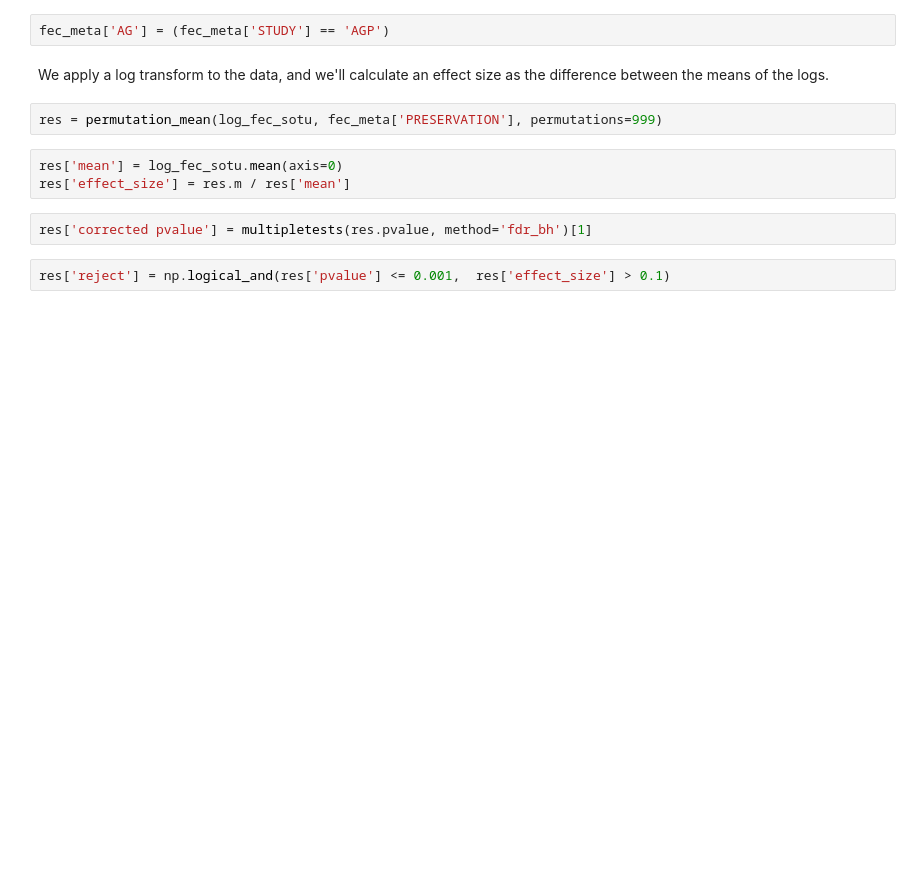
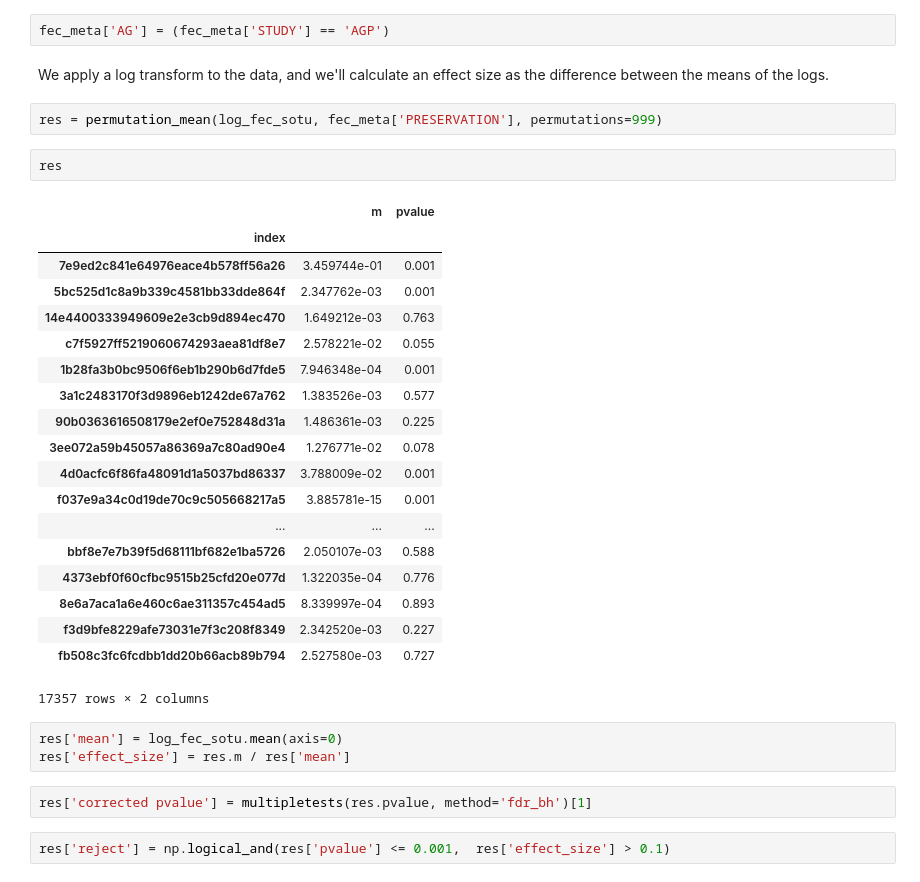
Before and after one commit to knightlab-analyses/bloom-analyses, a Jupyter notebook: ipynb/identify-bloomers-jamie.ipynb, the cells around one changed output. Saved outputs shown, nothing was run; the diff lists cells and outputs as text; blank space fills up the shorter version.

```diff
--- a/ipynb/identify-bloomers-jamie.ipynb
+++ b/ipynb/identify-bloomers-jamie.ipynb
@@ -433,6 +449,28 @@ fec_meta['AG'] = (fec_meta['STUDY'] == 'AGP')
 We apply a log transform to the data, and we'll calculate an effect size as the difference between the means of the logs.
 # %%
 res = permutation_mean(log_fec_sotu, fec_meta['PRESERVATION'], permutations=999)
+# %%
+res
+# %% [output]
+|  | m | pvalue |
+| index |  |  |
+| 7e9ed2c841e64976eace4b578ff56a26 | 3.459744e-01 | 0.001 |
+| 5bc525d1c8a9b339c4581bb33dde864f | 2.347762e-03 | 0.001 |
+| 14e4400333949609e2e3cb9d894ec470 | 1.649212e-03 | 0.763 |
+| c7f5927ff5219060674293aea81df8e7 | 2.578221e-02 | 0.055 |
+| 1b28fa3b0bc9506f6eb1b290b6d7fde5 | 7.946348e-04 | 0.001 |
+| 3a1c2483170f3d9896eb1242de67a762 | 1.383526e-03 | 0.577 |
+| 90b0363616508179e2ef0e752848d31a | 1.486361e-03 | 0.225 |
+| 3ee072a59b45057a86369a7c80ad90e4 | 1.276771e-02 | 0.078 |
+| 4d0acfc6f86fa48091d1a5037bd86337 | 3.788009e-02 | 0.001 |
+| f037e9a34c0d19de70c9c505668217a5 | 3.885781e-15 | 0.001 |
+| ... | ... | ... |
+| bbf8e7e7b39f5d68111bf682e1ba5726 | 2.050107e-03 | 0.588 |
+| 4373ebf0f60cfbc9515b25cfd20e077d | 1.322035e-04 | 0.776 |
+| 8e6a7aca1a6e460c6ae311357c454ad5 | 8.339997e-04 | 0.893 |
+| f3d9bfe8229afe73031e7f3c208f8349 | 2.342520e-03 | 0.227 |
+| fb508c3fc6fcdbb1dd20b66acb89b794 | 2.527580e-03 | 0.727 |
+17357 rows × 2 columns
 # %%
 res['mean'] = log_fec_sotu.mean(axis=0)
 res['effect_size'] = res.m / res['mean']
```
Also changed, not shown: parts of 8 cells of this notebook, 2 other files.
